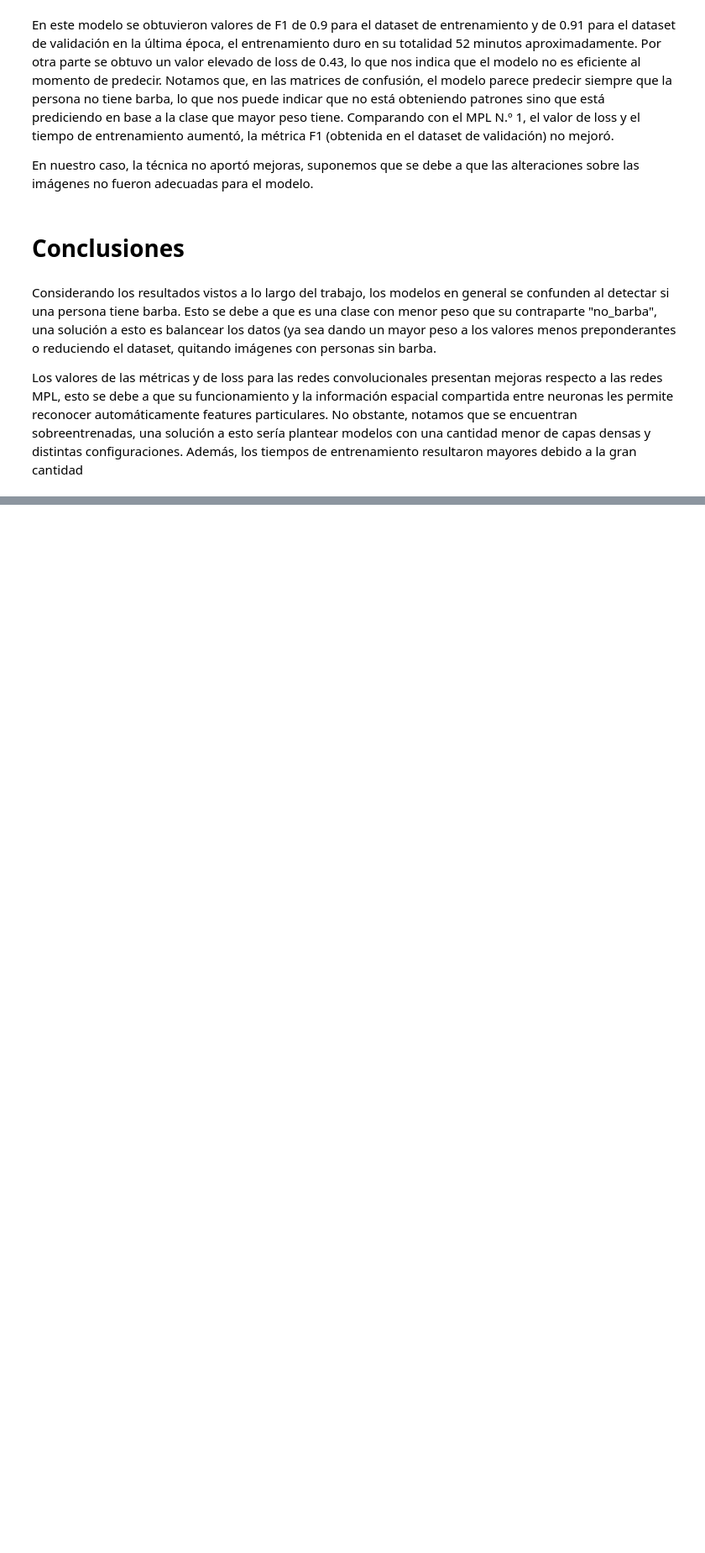
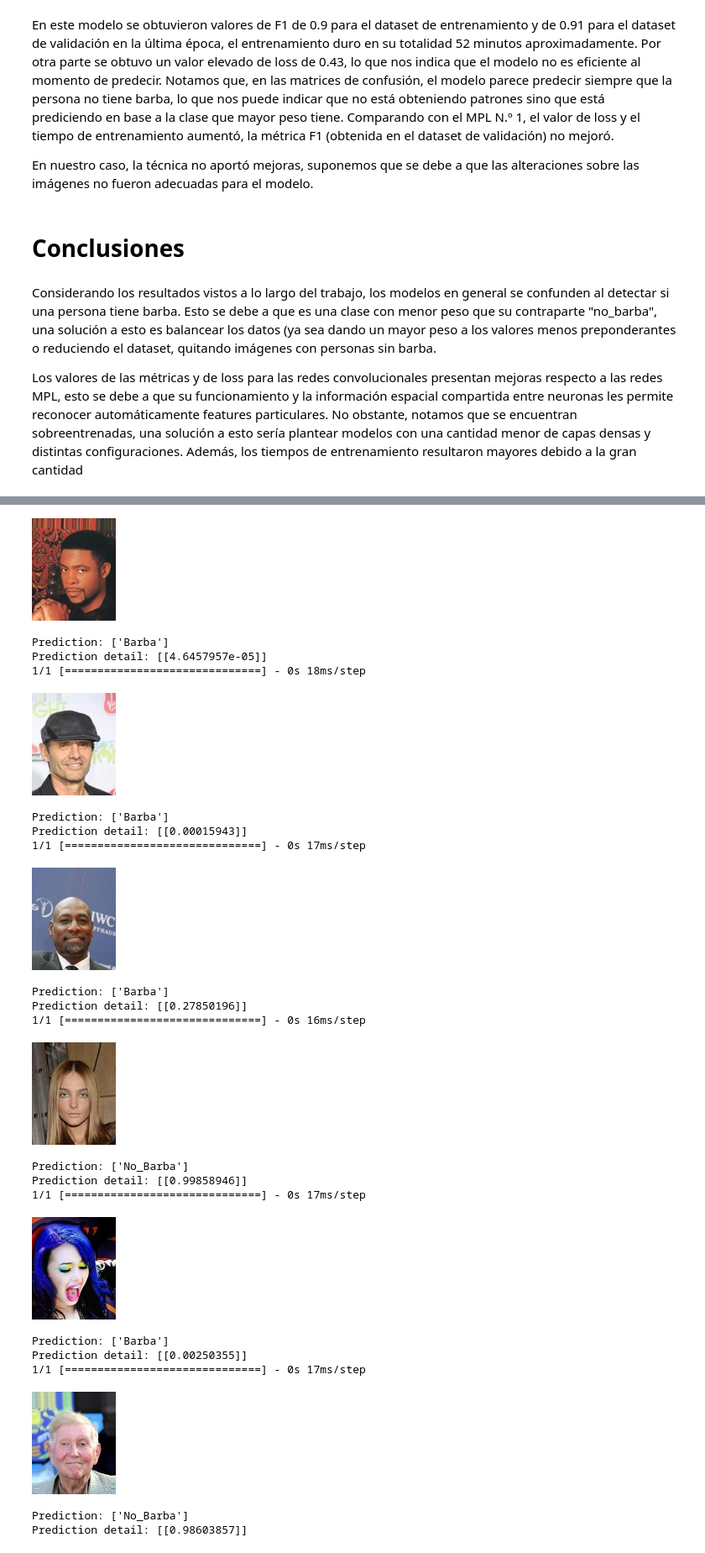
Before and after one commit to MatiasWilliner/TP_ML_Dominguez_Lastra_Williner, a Jupyter notebook: tp3_celebfaces.ipynb, the cells around one changed output, grey strips where cells are left out. Shown at 84% size. Cells and saved outputs as stored; diff of their text form; code cells hidden in the pictures; blank space fills up the shorter version.

```diff
--- a/tp3_celebfaces.ipynb
+++ b/tp3_celebfaces.ipynb
@@ -1518,0 +1564,9 @@ show_and_predict("C:/Users/matia/OneDrive/Documentos/archive/img_align_celeba/im
+# %%
+model_CVL_2 = keras.models.load_model('model_CVL_2.h5')
+show_and_predict(str(imgs_path) + "/197454.jpg",model_CVL_2) #Barba
+show_and_predict(str(imgs_path) + "/197480.jpg", model_CVL_2) #Barba
+show_and_predict(str(imgs_path) + "/197481.jpg", model_CVL_2) #Barba
+show_and_predict(str(imgs_path) + "/197455.jpg", model_CVL_2) # No barba
+show_and_predict(str(imgs_path) + "/198555.jpg", model_CVL_2) # No barba
+show_and_predict(str(imgs_path) + "/197855.jpg", model_CVL_2) # No barba
+# %% [output]
@@ -1518,0 +1574,23 @@ show_and_predict("C:/Users/matia/OneDrive/Documentos/archive/img_align_celeba/im
+[figure, added]
+Prediction: ['Barba']
+Prediction detail: [[4.6457957e-05]]
+1/1 [==============================] - 0s 18ms/step
+[figure, added]
+Prediction: ['Barba']
+Prediction detail: [[0.00015943]]
+1/1 [==============================] - 0s 17ms/step
+[figure, added]
+Prediction: ['Barba']
+Prediction detail: [[0.27850196]]
+1/1 [==============================] - 0s 16ms/step
+[figure, added]
+Prediction: ['No_Barba']
+Prediction detail: [[0.99858946]]
+1/1 [==============================] - 0s 17ms/step
+[figure, added]
+Prediction: ['Barba']
+Prediction detail: [[0.00250355]]
+1/1 [==============================] - 0s 17ms/step
+[figure, added]
+Prediction: ['No_Barba']
+Prediction detail: [[0.98603857]]
```
Also changed, not shown: parts of 11 cells of this notebook.
